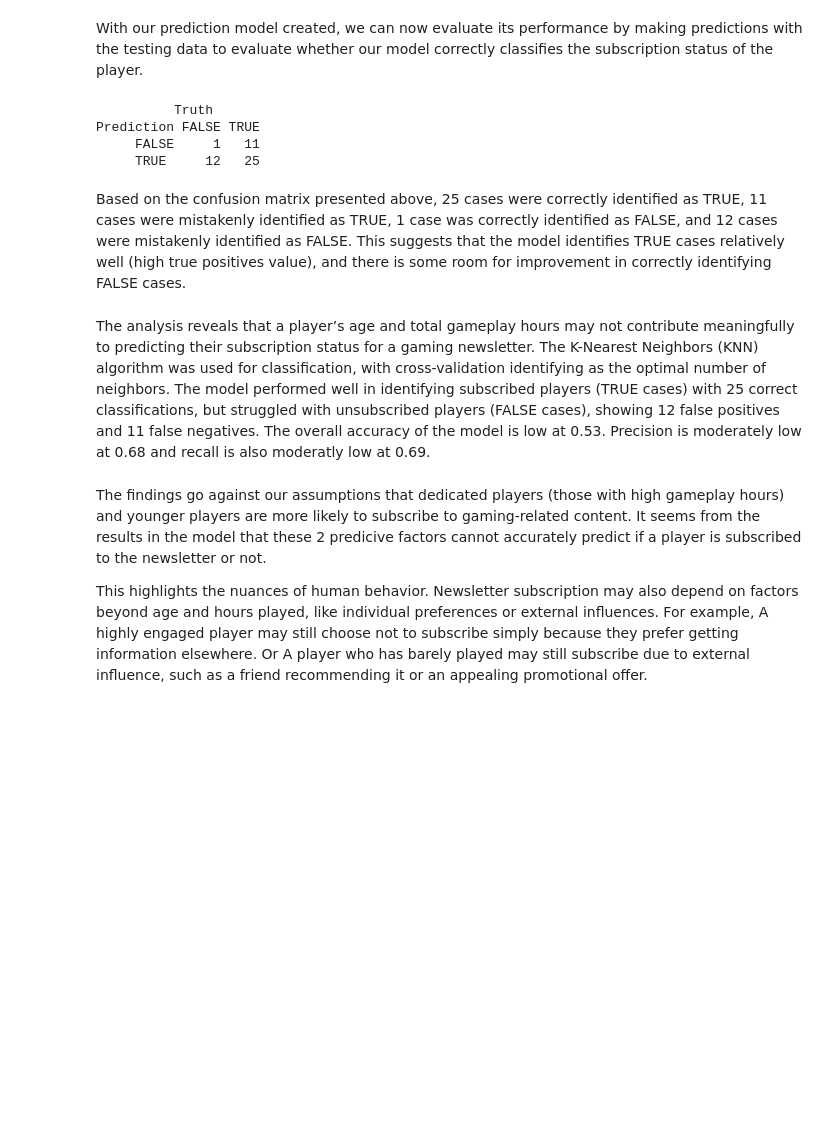
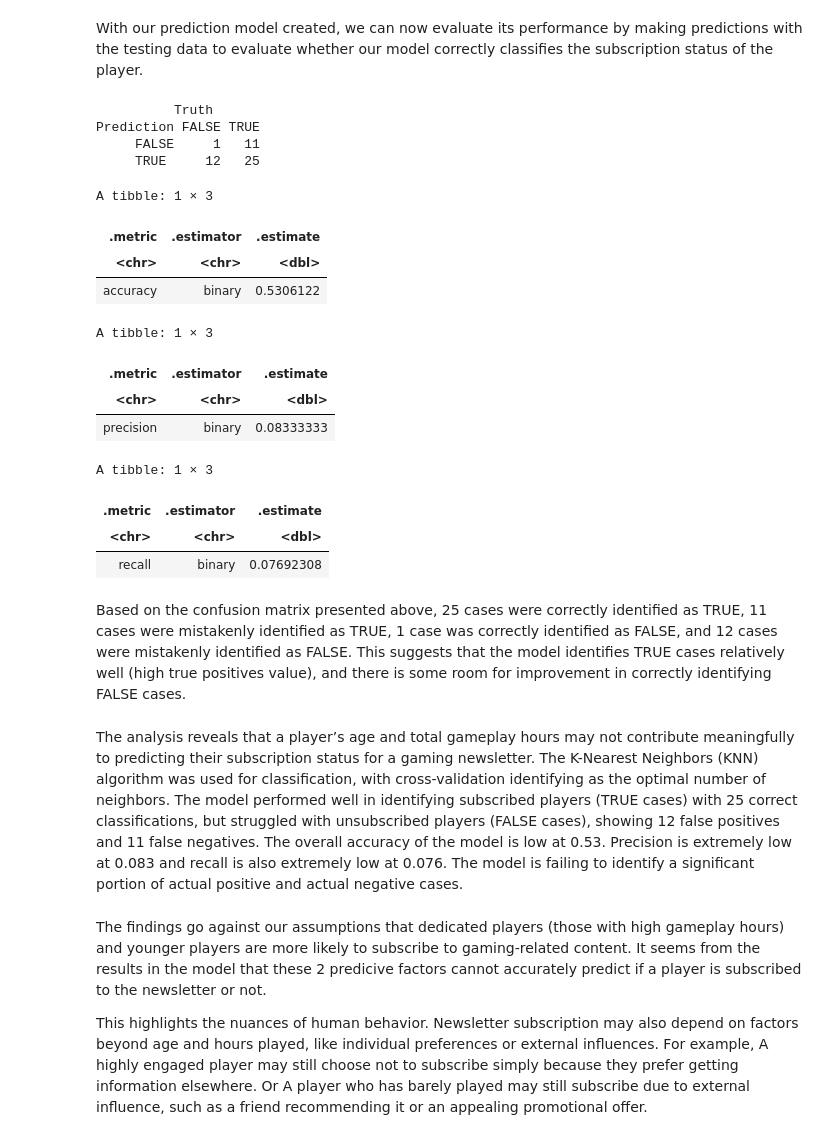
Before and after one commit to dilnadavi/DSCI100Project, a Jupyter notebook: Second Final Draft.ipynb, the cells around one changed output. Saved outputs shown, nothing was run; the diff lists cells and outputs as text; code cells hidden in the pictures; blank space fills up the shorter version.

Commit message:
added accuracy, precision and recall from third final draft

```diff
--- a/Second Final Draft.ipynb
+++ b/Second Final Draft.ipynb
@@ -230,22 +201,44 @@ knn_fit <- workflow() |>
 # %% [markdown]
 With our prediction model created, we can now evaluate its performance by making predictions with the testing data to evaluate whether our model correctly classifies the subscription status of the player.
 # %%
-players_test_predictions <- predict(knn_fit, players_testing) |
+players_test_predictions <- predict(knn_fit, players_testing) |>
   bind_cols(players_testing)
 
 confusion <- players_test_predictions |>
              conf_mat(truth = subscribe, estimate = .pred_class)
 
 confusion
+
+players_test_predictions |>
+  metrics(truth = subscribe, estimate = .pred_class) |>
+  filter(.metric == "accuracy")
+
+players_test_predictions |>
+  precision(truth = subscribe, estimate = .pred_class, event_level = "first")
+
+players_test_predictions |>
+  recall(truth = subscribe, estimate = .pred_class, event_level = "first")
 # %% [output]
           Truth
 Prediction FALSE TRUE
      FALSE     1   11
      TRUE     12   25
+A tibble: 1 × 3
+| .metric | .estimator | .estimate |
+| <chr> | <chr> | <dbl> |
+| accuracy | binary | 0.5306122 |
+A tibble: 1 × 3
+| .metric | .estimator | .estimate |
+| <chr> | <chr> | <dbl> |
+| precision | binary | 0.08333333 |
+A tibble: 1 × 3
+| .metric | .estimator | .estimate |
+| <chr> | <chr> | <dbl> |
+| recall | binary | 0.07692308 |
 # %% [markdown]
 Based on the confusion matrix presented above, 25 cases were correctly identified as TRUE, 11 cases were mistakenly identified as TRUE, 1 case was correctly identified as FALSE, and 12 cases were mistakenly identified as FALSE. This suggests that the model identifies TRUE cases relatively well (high true positives value), and there is some room for improvement in correctly identifying FALSE cases.
 # %% [markdown]
-The analysis reveals that a player’s age and total gameplay hours may not contribute meaningfully to predicting their subscription status for a gaming newsletter. The K-Nearest Neighbors (KNN) algorithm was used for classification, with cross-validation identifying as the optimal number of neighbors. The model performed well in identifying subscribed players (TRUE cases) with 25 correct classifications, but struggled with unsubscribed players (FALSE cases), showing 12 false positives and 11 false negatives. The overall accuracy of the model is low at 0.53. Precision is moderately low at 0.68 and recall is also moderatly low at 0.69.
+The analysis reveals that a player’s age and total gameplay hours may not contribute meaningfully to predicting their subscription status for a gaming newsletter. The K-Nearest Neighbors (KNN) algorithm was used for classification, with cross-validation identifying as the optimal number of neighbors. The model performed well in identifying subscribed players (TRUE cases) with 25 correct classifications, but struggled with unsubscribed players (FALSE cases), showing 12 false positives and 11 false negatives. The overall accuracy of the model is low at 0.53. Precision is extremely low at 0.083 and recall is also extremely low at 0.076. The model is failing to identify a significant portion of actual positive and actual negative cases.
 # %% [markdown]
 The findings go against our assumptions that dedicated players (those with high gameplay hours) and younger players are more likely to subscribe to gaming-related content. It seems from the results in the model that these 2 predicive factors cannot accurately predict if a player is subscribed to the newsletter or not.
 
```
Also changed, not shown: parts of 2 cells of this notebook.
